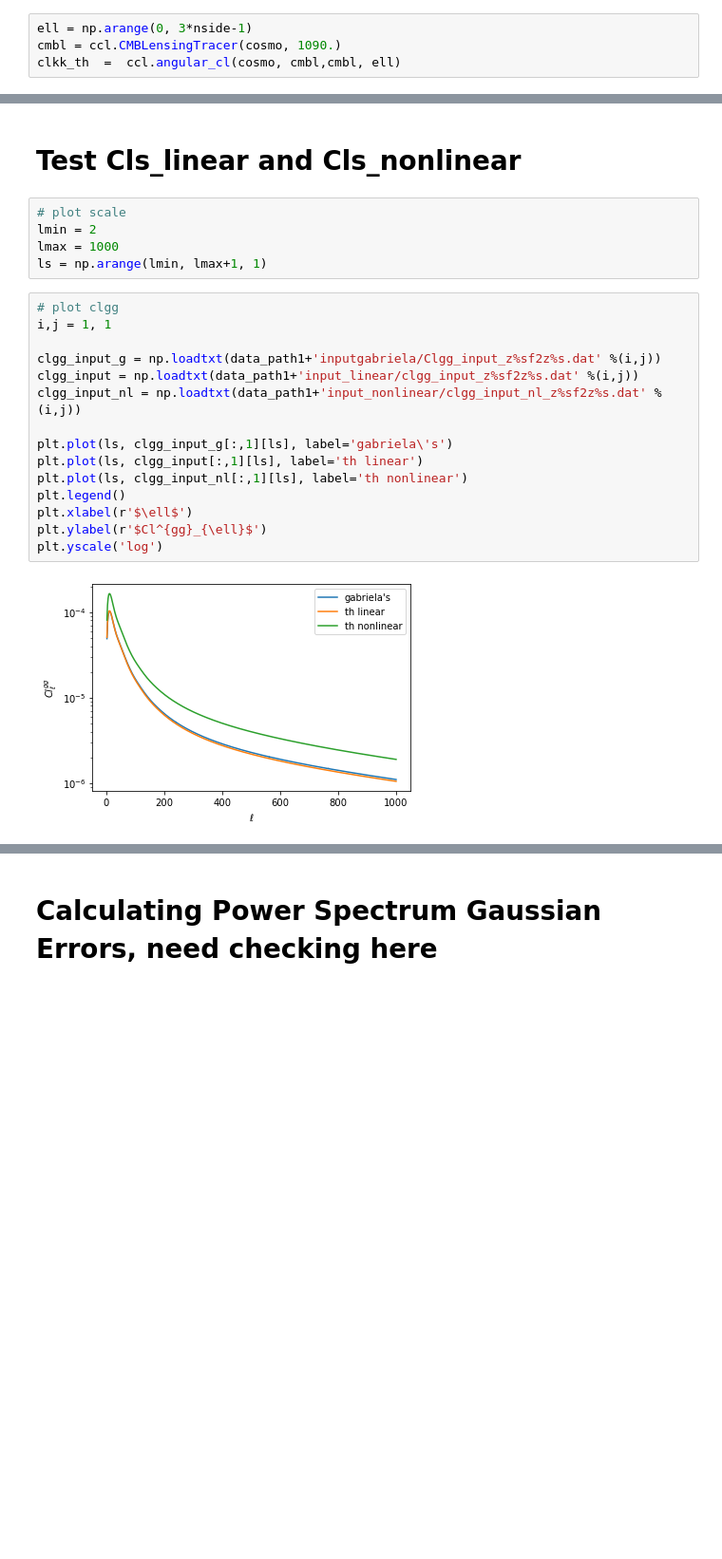
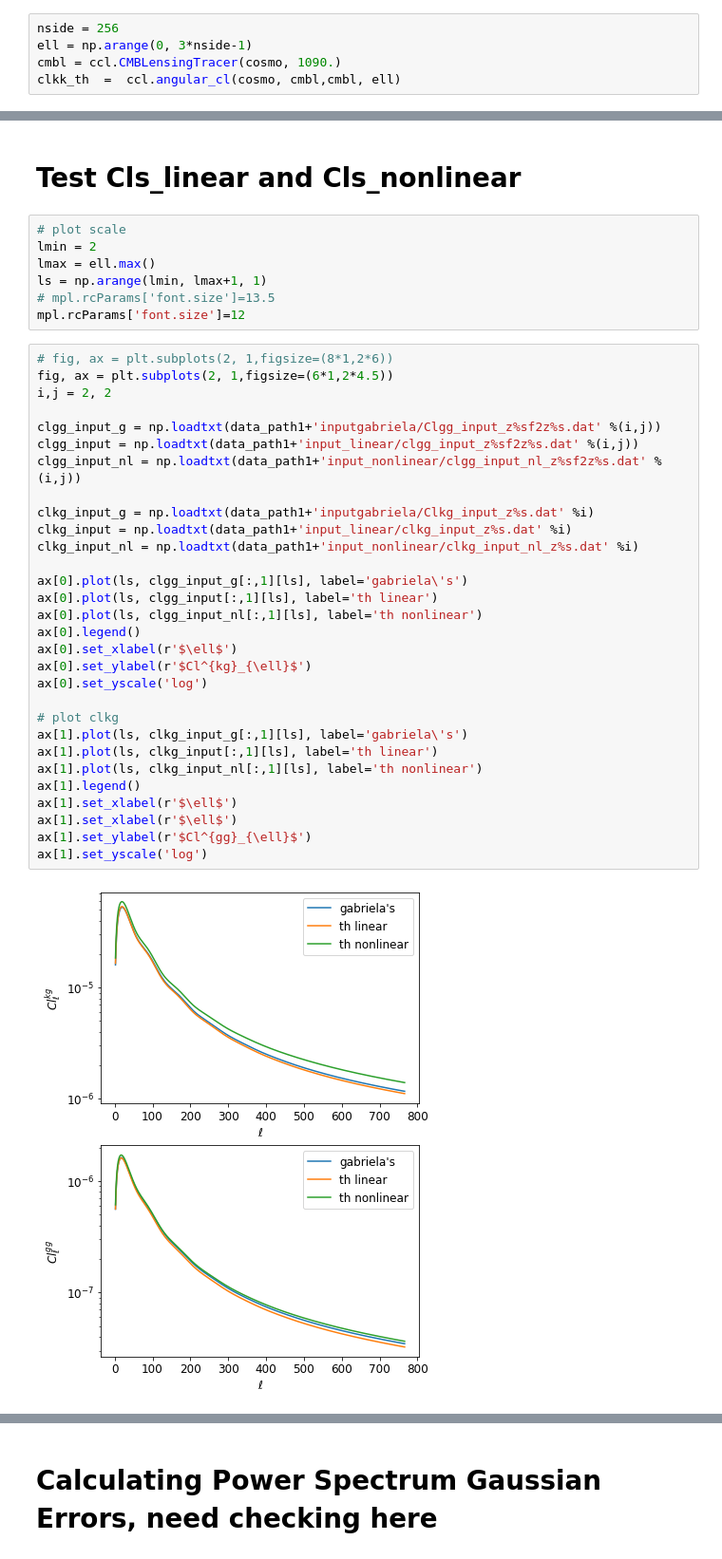
Before and after one commit to catketchup/DES_ACT_test, a Jupyter notebook: th_nonlinear.ipynb, the cells around one changed output, grey strips where cells are left out. Shown: that part at 95% size. Drawn from its saved outputs; the diff is of its cells as text; blank space fills up the shorter version.

```diff
--- a/th_nonlinear.ipynb
+++ b/th_nonlinear.ipynb
@@ -76,6 +73,7 @@ nside = 1024
 # %%
 # Get the CMB lensing PS based on the fiducal cosmology
 # %%
+nside = 256
 ell = np.arange(0, 3*nside-1)
 cmbl = ccl.CMBLensingTracer(cosmo, 1090.)
 clkk_th  =  ccl.angular_cl(cosmo, cmbl,cmbl, ell)
@@ -138,22 +136,39 @@ if 0:
 # %%
 # plot scale
 lmin = 2
-lmax = 1000
+lmax = ell.max()
 ls = np.arange(lmin, lmax+1, 1)
+# mpl.rcParams['font.size']=13.5
+mpl.rcParams['font.size']=12
 # %%
-# plot clgg
-i,j = 1, 1
+# fig, ax = plt.subplots(2, 1,figsize=(8*1,2*6))
+fig, ax = plt.subplots(2, 1,figsize=(6*1,2*4.5))
+i,j = 2, 2
 
 clgg_input_g = np.loadtxt(data_path1+'inputgabriela/Clgg_input_z%sf2z%s.dat' %(i,j))
 clgg_input = np.loadtxt(data_path1+'input_linear/clgg_input_z%sf2z%s.dat' %(i,j))
 clgg_input_nl = np.loadtxt(data_path1+'input_nonlinear/clgg_input_nl_z%sf2z%s.dat' %(i,j))
 
-plt.plot(ls, clgg_input_g[:,1][ls], label='gabriela\'s')
-plt.plot(ls, clgg_input[:,1][ls], label='th linear')
-plt.plot(ls, clgg_input_nl[:,1][ls], label='th nonlinear')
-plt.legend()
-plt.xlabel(r'$\ell$')
-plt.ylabel(r'$Cl^{gg}_{\ell}$')
-plt.yscale('log')
+clkg_input_g = np.loadtxt(data_path1+'inputgabriela/Clkg_input_z%s.dat' %i)
+clkg_input = np.loadtxt(data_path1+'input_linear/clkg_input_z%s.dat' %i)
+clkg_input_nl = np.loadtxt(data_path1+'input_nonlinear/clkg_input_nl_z%s.dat' %i)
+
+ax[0].plot(ls, clgg_input_g[:,1][ls], label='gabriela\'s')
+ax[0].plot(ls, clgg_input[:,1][ls], label='th linear')
+ax[0].plot(ls, clgg_input_nl[:,1][ls], label='th nonlinear')
+ax[0].legend()
+ax[0].set_xlabel(r'$\ell$')
+ax[0].set_ylabel(r'$Cl^{kg}_{\ell}$')
+ax[0].set_yscale('log')
+
+# plot clkg
+ax[1].plot(ls, clkg_input_g[:,1][ls], label='gabriela\'s')
+ax[1].plot(ls, clkg_input[:,1][ls], label='th linear')
+ax[1].plot(ls, clkg_input_nl[:,1][ls], label='th nonlinear')
+ax[1].legend()
+ax[1].set_xlabel(r'$\ell$')
+ax[1].set_xlabel(r'$\ell$')
+ax[1].set_ylabel(r'$Cl^{gg}_{\ell}$')
+ax[1].set_yscale('log')
 # %% [output]
-[figure, old version]
+[figure, new version]
```
Also changed, not shown: parts of 17 cells of this notebook, 3 other files.
